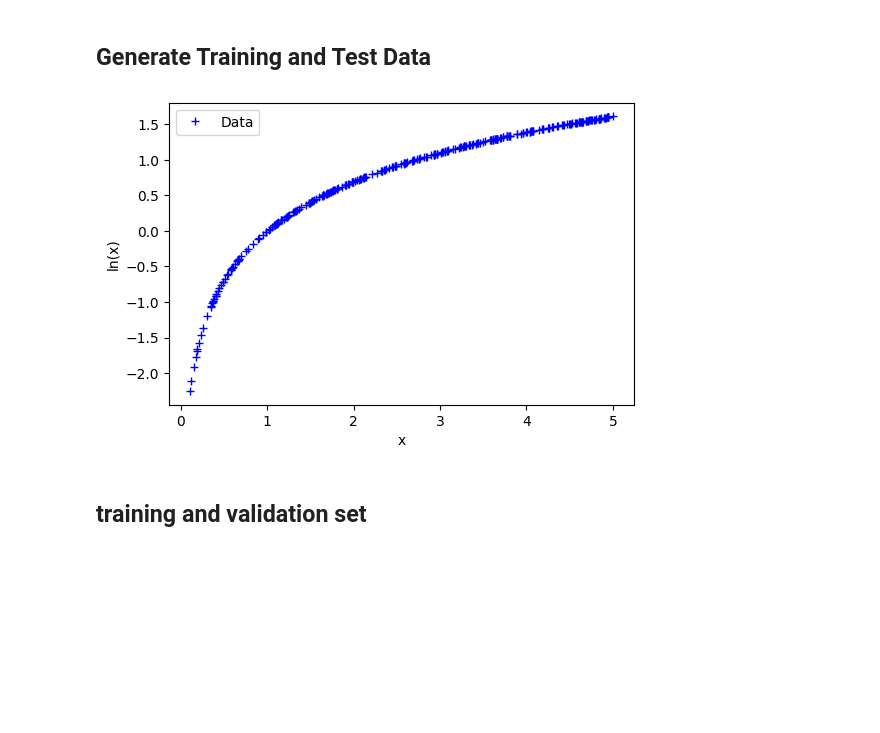
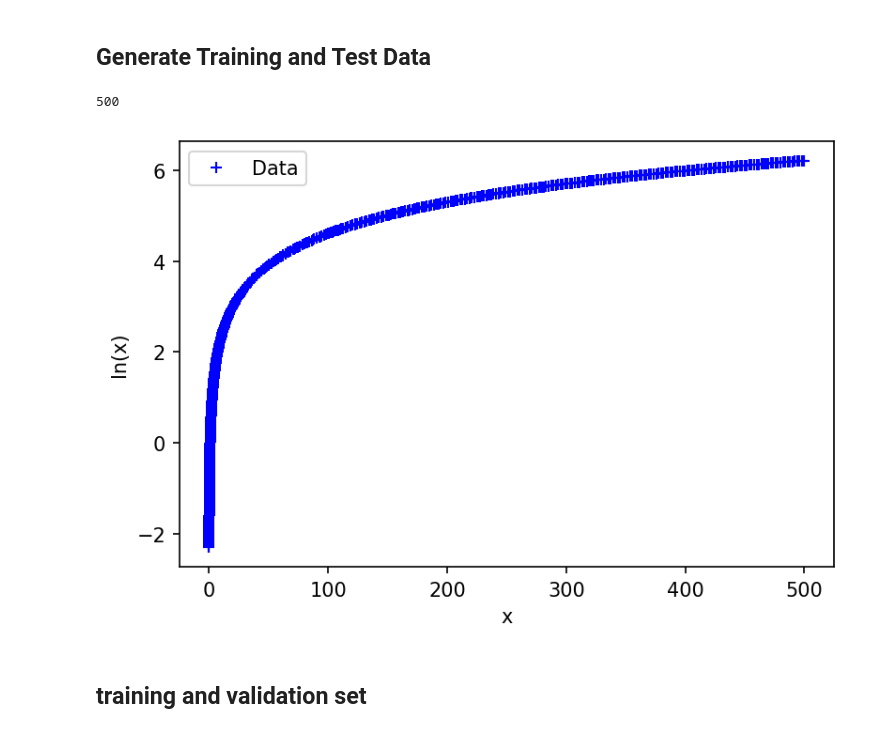
Before and after one commit to ukarapinar/NN_NaturalLogarithm, a Jupyter notebook: natural-log-with-pytorch-nn_v1.ipynb, the cells around one changed output. Cells and saved outputs as stored; diff of their text form; code cells hidden in the pictures; blank space fills up the shorter version.

Commit message:
Evenly distributed training data and batching added

```diff
--- a/natural-log-with-pytorch-nn_v1.ipynb
+++ b/natural-log-with-pytorch-nn_v1.ipynb
@@ -3,25 +3,34 @@
 # %%
 import numpy as np
 import numpy.random as rnd
 import matplotlib.pyplot as plt
 import torch
 import torch.optim as optim
+import math
 
-trainDataNum = 300
+trainDataNum = 500
 minXTrain = 0.1        # 0 is ill-defined, let's not go there
-maxXTrain = 5          # 5 is enough, we're just trying to see how neural networks work
+maxXTrain = 500         # 5 is enough, we're just trying to see how neural networks work
 
-xTrain = rnd.uniform(minXTrain,maxXTrain,trainDataNum)
+# Lets try more equally distributed samples
+datXequdist = np.linspace(minXTrain,maxXTrain,math.floor(trainDataNum/2))
+datYequdist = np.exp(np.linspace(np.log(minXTrain),np.log(maxXTrain),math.floor(trainDataNum/2)))
+xTrain = np.concatenate((datXequdist, datYequdist))
+display(len(xTrain))
+
+
+#xTrain = rnd.uniform(minXTrain,maxXTrain,trainDataNum)
 yTrain = np.log(xTrain)
 
-plt.figure(dpi=100)
+plt.figure(dpi=150)
 plt.plot(xTrain,yTrain,'b+',label = "Data")
 plt.xlabel("x")
 plt.ylabel("ln(x)")
 plt.legend()
 plt.show()
 # %% [output]
+500
-[figure, old version]
+[figure, new version]
 # %%
 t_x   = list(xTrain)
 t_lnx = list(yTrain)
```
Also changed, not shown: parts of 9 cells of this notebook.
